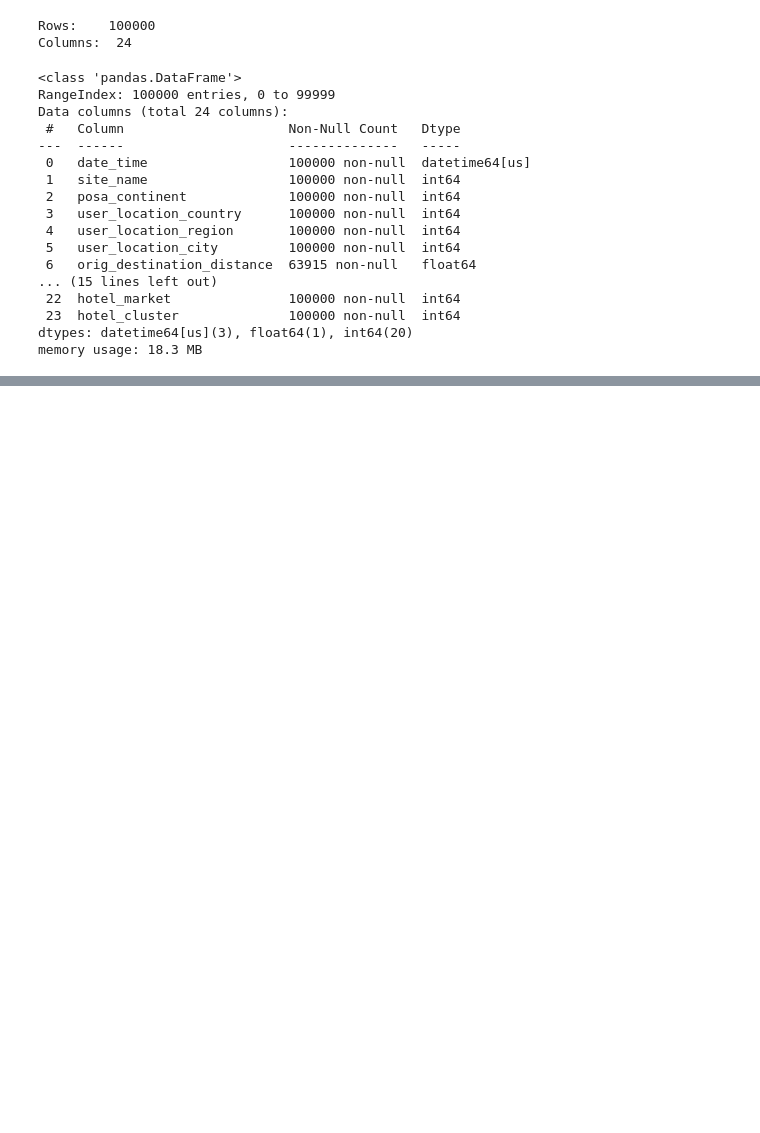
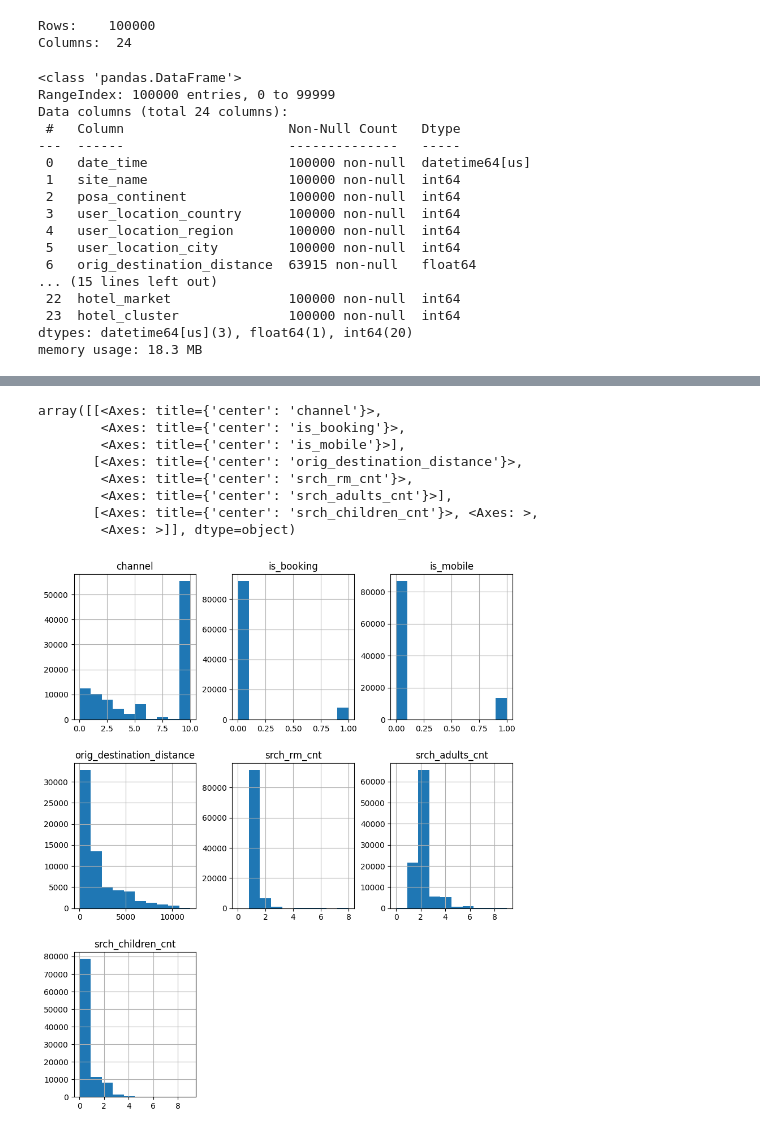
Before and after one commit to marihay1999-cmd/data_analytics_with_python, a Jupyter notebook: notebooks/19_Classtering.ipynb, the cells around one changed output, grey strips where cells are left out. Drawn from its saved outputs; the diff is of its cells as text; code cells hidden in the pictures; blank space fills up the shorter version.

```diff
--- a/notebooks/19_Classtering.ipynb
+++ b/notebooks/19_Classtering.ipynb
@@ -120,0 +177,14 @@ memory usage: 18.3 MB
+# %%
+#Distributions
+df[['channel', 'is_booking', 'is_mobile', 'orig_destination_distance',
+        'srch_rm_cnt', 'srch_adults_cnt', 'srch_children_cnt']].hist(figsize=(10,12))
+# %% [output]
+array([[<Axes: title={'center': 'channel'}>,
+        <Axes: title={'center': 'is_booking'}>,
+        <Axes: title={'center': 'is_mobile'}>],
+       [<Axes: title={'center': 'orig_destination_distance'}>,
+        <Axes: title={'center': 'srch_rm_cnt'}>,
+        <Axes: title={'center': 'srch_adults_cnt'}>],
+       [<Axes: title={'center': 'srch_children_cnt'}>, <Axes: >,
+        <Axes: >]], dtype=object)
+[figure, added]
```
Also changed, not shown: parts of 5 cells of this notebook, 1 other file.
